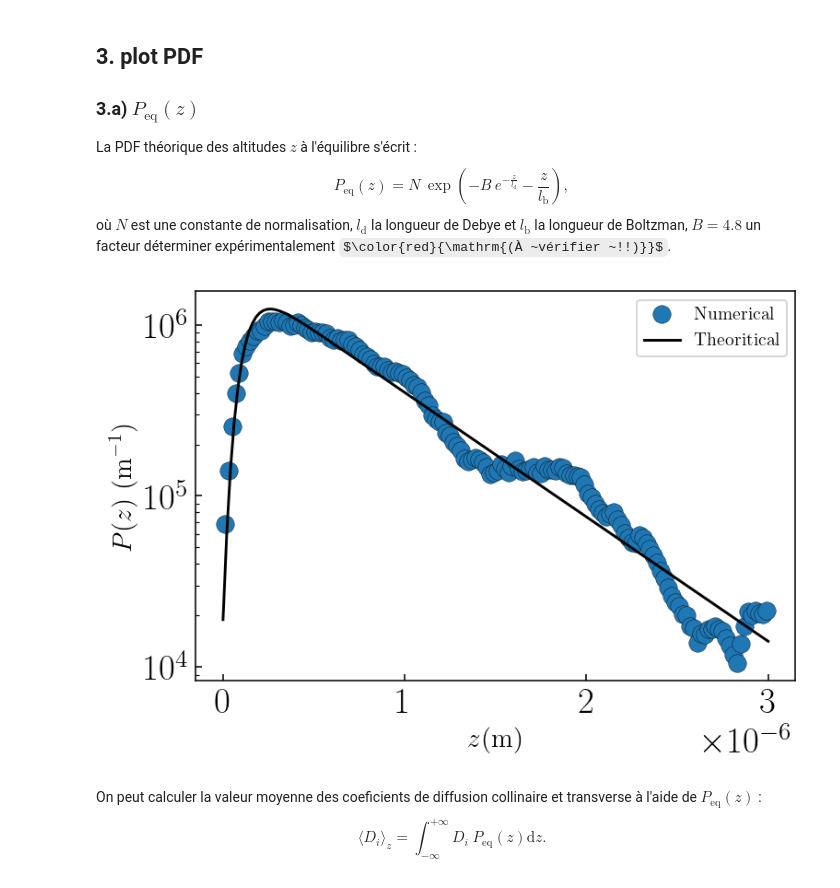
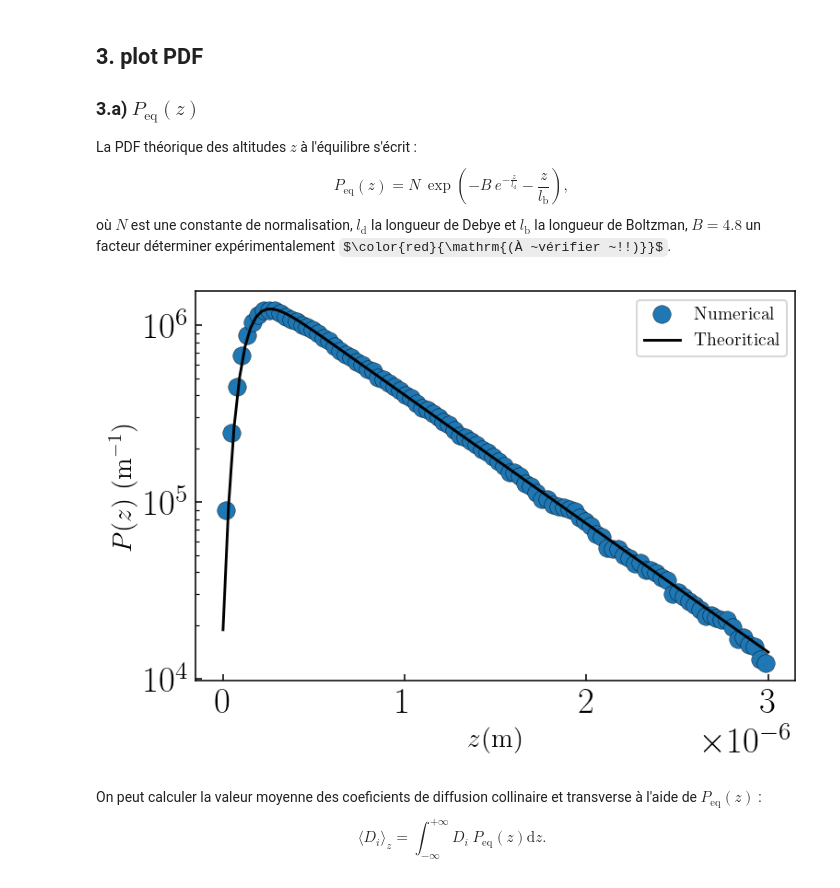
Before and after one commit to ElodieMillan/Brownian-particle-near-wall, a Jupyter notebook: Results/10-21/Overd-RigidWall/Analyse_Overd-Rigid-Wall-python(trajCourte).ipynb, the cells around one changed output. Saved outputs shown, nothing was run; the diff lists cells and outputs as text; code cells hidden in the pictures; some formulas as TeX source.

```diff
--- a/Results/10-21/Overd-RigidWall/Analyse_Overd-Rigid-Wall-python(trajCourte).ipynb
+++ b/Results/10-21/Overd-RigidWall/Analyse_Overd-Rigid-Wall-python(trajCourte).ipynb
@@ -113,10 +117,10 @@ La PDF théorique des altitudes $z$ à l'équilibre s'écrit :
     P_\mathrm{eq} (z) = N ~ \exp(- B ~ e^{- \frac{z}{l_\mathrm{d}} } - \frac{z}{l_\mathrm{b}} ),
 \end{equation}
 où $N$ est une constante de normalisation, $l_\mathrm{d}$ la longueur de Debye et $l_\mathrm{b}$ la longueur de Boltzman, $B=4.8$ un facteur déterminer expérimentalement $\color{red}{\mathrm{(À ~vérifier ~!!)}}$.
-# %%
-PDF("z", Rs, simu.dt, simu.Nt, lD=simu.lD, lB=simu.lB, space="wall", bins=150)
-# %% [output]
-[figure, removed]
+# %%
+simu.PDF("z", N_tau=10, space="wall", bins=100, plot=True)
+# %% [output]
+[figure, added]
 # %% [markdown]
 On peut calculer la valeur moyenne des coeficients de diffusion collinaire et transverse à l'aide de $P_\mathrm{eq}(z)$ :
 \begin{equation}
```
Also changed, not shown: parts of 15 cells of this notebook, 2 other files.
